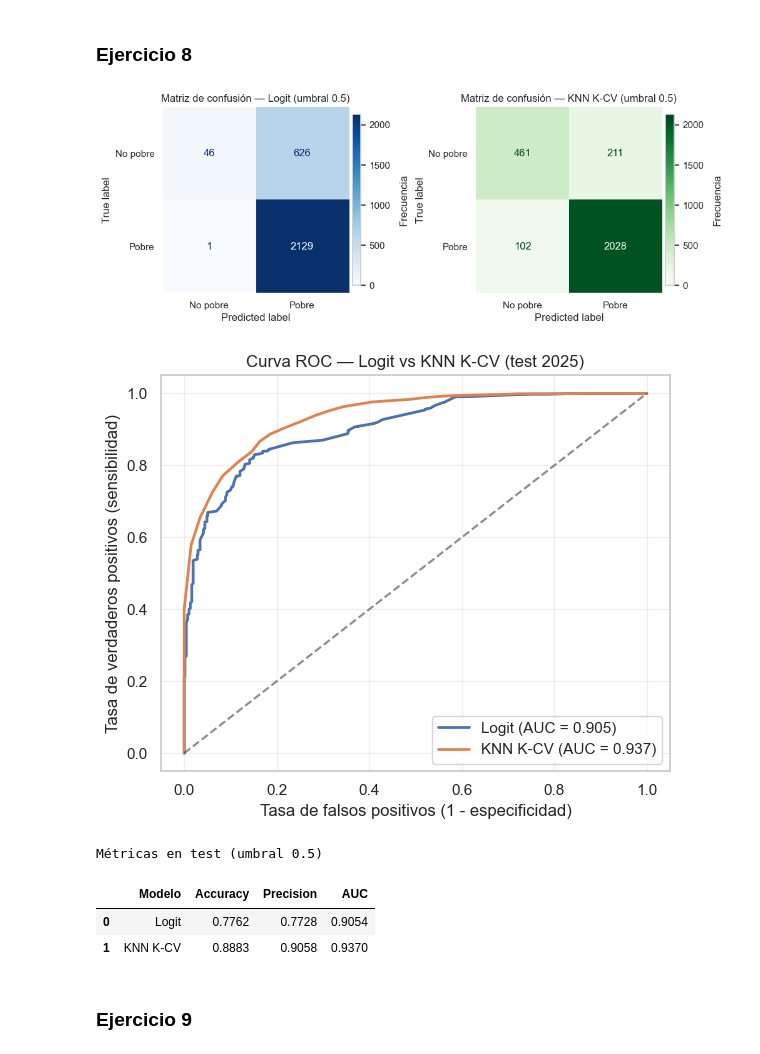
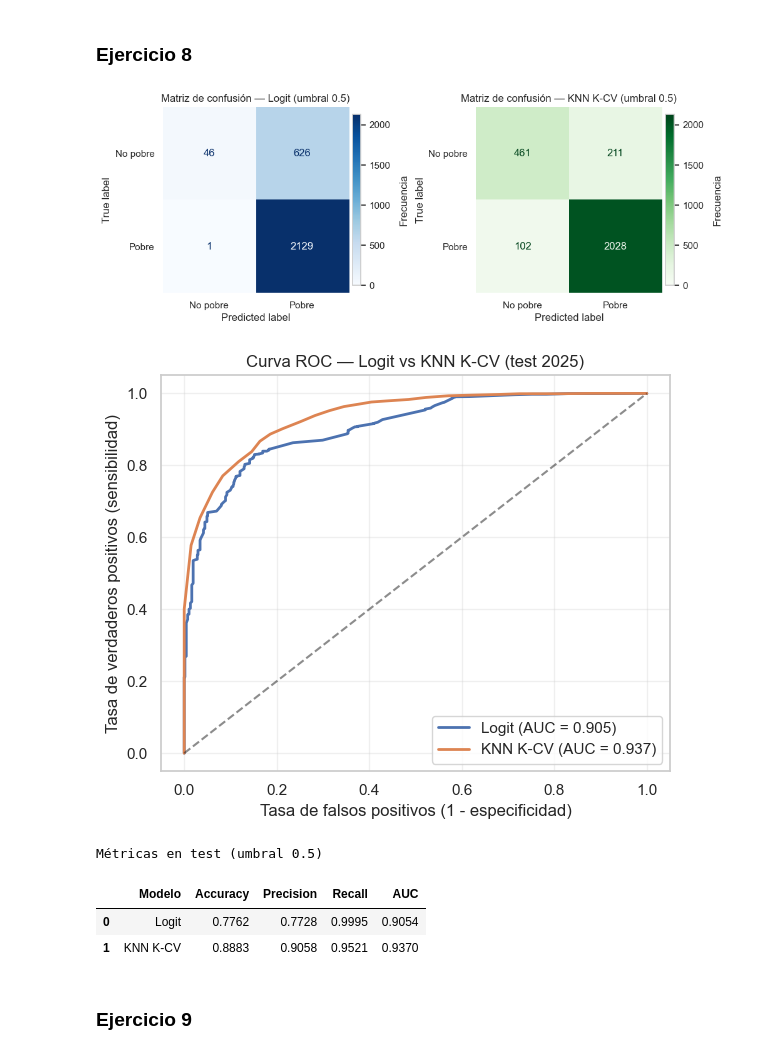
Before and after one commit to caterinawalker/Ciencia-de-Datos, a Jupyter notebook: TP3/codig3 (2).ipynb, the cells around one changed output. Saved outputs shown, nothing was run; the diff lists cells and outputs as text; code cells hidden in the pictures.

```diff
--- a/TP3/codig3 (2).ipynb
+++ b/TP3/codig3 (2).ipynb
@@ -990,36 +990,37 @@ plt.figure(figsize=(6,5))
 plt.plot(fpr_logit, tpr_logit, label=f"Logit (AUC = {auc_logit:.3f})", lw=2)
 plt.plot(fpr_knn,   tpr_knn,   label=f"KNN K-CV (AUC = {auc_knn:.3f})", lw=2)
 plt.plot([0,1],[0,1],"k--",alpha=0.5)
 plt.xlabel("Tasa de falsos positivos (1 - especificidad)")
 plt.ylabel("Tasa de verdaderos positivos (sensibilidad)")
 plt.title("Curva ROC — Logit vs KNN K-CV (test 2025)")
 plt.legend()
 plt.grid(alpha=0.3)
 plt.tight_layout(); plt.show()
 
 # ========== 6) MÉTRICAS (umbral 0.5) ==========
 def resumen_metricas(y_true, y_pred, y_prob, nombre):
     return {
         "Modelo": nombre,
         "Accuracy": accuracy_score(y_true, y_pred),
         "Precision": precision_score(y_true, y_pred, zero_division=0),
+        "Recall": recall_score(y_true, y_pred),
         "AUC": roc_auc_score(y_true, y_prob)
     }
 
 tabla = pd.DataFrame([
     resumen_metricas(y_test, pred_logit, prob_logit, "Logit"),
     resumen_metricas(y_test, pred_knn,   prob_knn,   "KNN K-CV")
 ]).round(4)
 
 print("Métricas en test (umbral 0.5)")
 display(tabla)
 # %% [output]
 [figure]
 [figure]
 Métricas en test (umbral 0.5)
-|  | Modelo | Accuracy | Precision | AUC |
-| 0 | Logit | 0.7762 | 0.7728 | 0.9054 |
-| 1 | KNN K-CV | 0.8883 | 0.9058 | 0.9370 |
+|  | Modelo | Accuracy | Precision | Recall | AUC |
+| 0 | Logit | 0.7762 | 0.7728 | 0.9995 | 0.9054 |
+| 1 | KNN K-CV | 0.8883 | 0.9058 | 0.9521 | 0.9370 |
 # %% [markdown]
 ### Ejercicio 9
 # %% [markdown]
```
Also changed, not shown: parts of 1 cell of this notebook.
